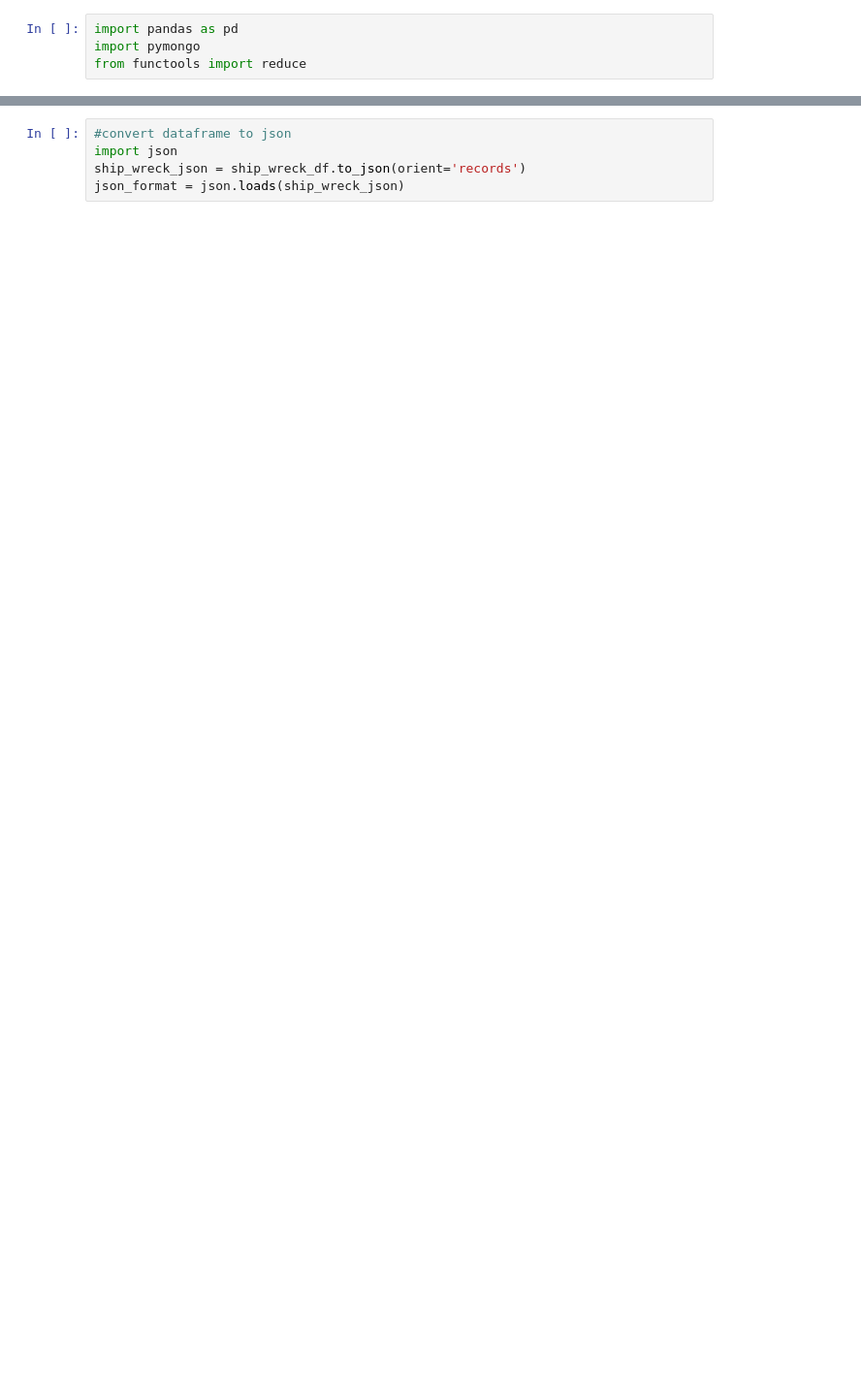
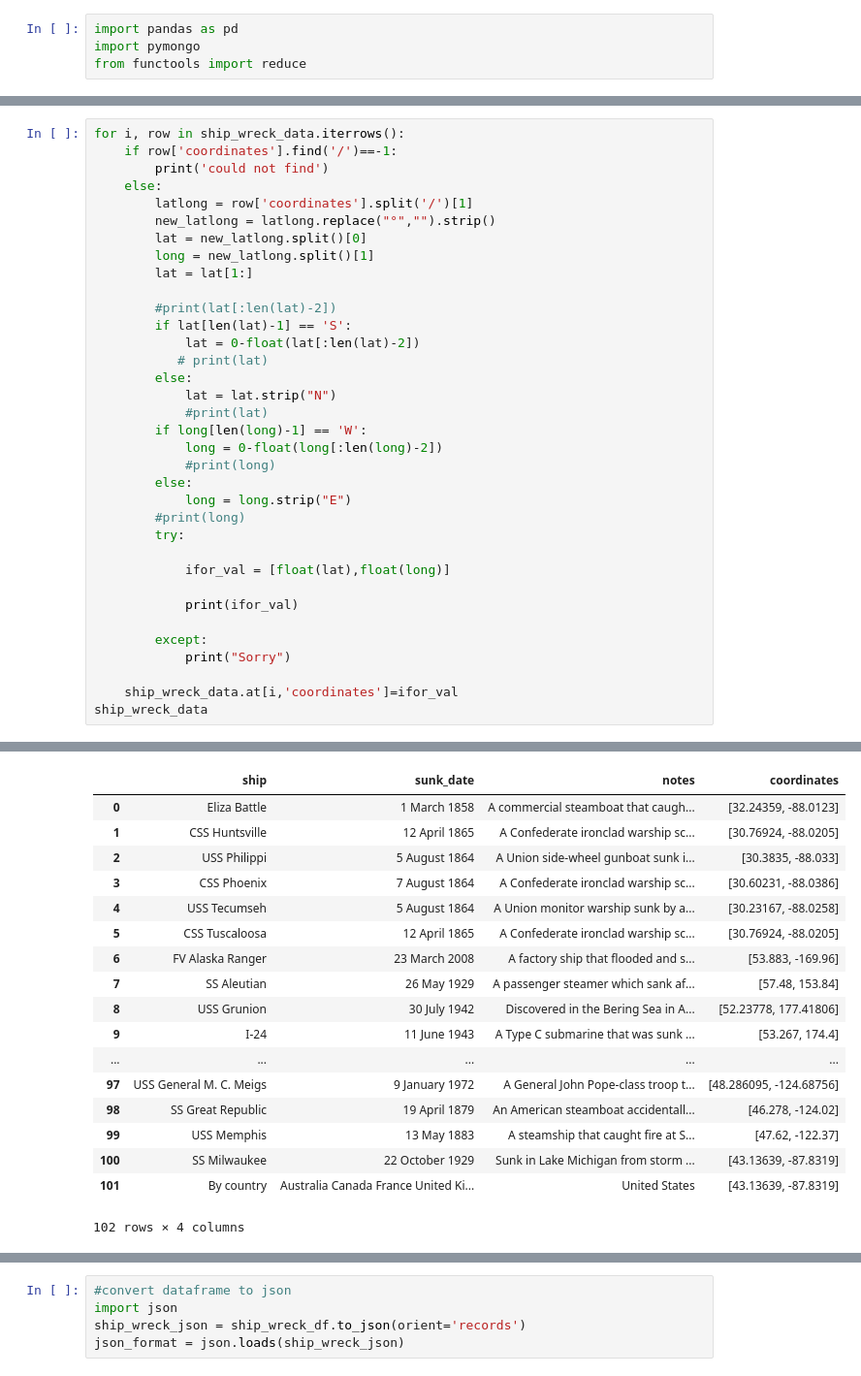
Before and after one commit to Vallito/Project2, a Jupyter notebook: shipwreck_data.ipynb, the cells around one changed output, grey strips where cells are left out. Shown: that part at 97% size. Drawn from its saved outputs; the diff is of its cells as text; blank space fills up the shorter version.

```diff
--- a/shipwreck_data.ipynb
+++ b/shipwreck_data.ipynb
@@ -25,0 +48,36 @@ ship_wreck_data = ship_wreck_data.reset_index(drop=True)
+# %%
+for i, row in ship_wreck_data.iterrows():
+    if row['coordinates'].find('/')==-1:
+        print('could not find')
+    else:
+        latlong = row['coordinates'].split('/')[1]
+        new_latlong = latlong.replace("°","").strip()
+        lat = new_latlong.split()[0]
+        long = new_latlong.split()[1]
+        lat = lat[1:]
+
+        #print(lat[:len(lat)-2])
+        if lat[len(lat)-1] == 'S':
+            lat = 0-float(lat[:len(lat)-2])
+           # print(lat)
+        else:
+            lat = lat.strip("N")
+            #print(lat)
+        if long[len(long)-1] == 'W':
+            long = 0-float(long[:len(long)-2])
+            #print(long)
+        else:
+            long = long.strip("E")
+        #print(long)
+        try:
+
+            ifor_val = [float(lat),float(long)]
+
+            print(ifor_val)
+
+        except:
+            print("Sorry")
+
+    ship_wreck_data.at[i,'coordinates']=ifor_val
+ship_wreck_data
+# %% [output]
@@ -26 +101,19 @@ ship_wreck_data = ship_wreck_data.reset_index(drop=True)
+|  | ship | sunk_date | notes | coordinates |
+| 0 | Eliza Battle | 1 March 1858 | A commercial steamboat that caugh... | [32.24359, -88.0123] |
+| 1 | CSS Huntsville | 12 April 1865 | A Confederate ironclad warship sc... | [30.76924, -88.0205] |
+| 2 | USS Philippi | 5 August 1864 | A Union side-wheel gunboat sunk i... | [30.3835, -88.033] |
+| 3 | CSS Phoenix | 7 August 1864 | A Confederate ironclad warship sc... | [30.60231, -88.0386] |
+| 4 | USS Tecumseh | 5 August 1864 | A Union monitor warship sunk by a... | [30.23167, -88.0258] |
+| 5 | CSS Tuscaloosa | 12 April 1865 | A Confederate ironclad warship sc... | [30.76924, -88.0205] |
+| 6 | FV Alaska Ranger | 23 March 2008 | A factory ship that flooded and s... | [53.883, -169.96] |
+| 7 | SS Aleutian | 26 May 1929 | A passenger steamer which sank af... | [57.48, 153.84] |
+| 8 | USS Grunion | 30 July 1942 | Discovered in the Bering Sea in A... | [52.23778, 177.41806] |
+| 9 | I-24 | 11 June 1943 | A Type C submarine that was sunk ... | [53.267, 174.4] |
+| ... | ... | ... | ... | ... |
+| 97 | USS General M. C. Meigs | 9 January 1972 | A General John Pope-class troop t... | [48.286095, -124.68756] |
+| 98 | SS Great Republic | 19 April 1879 | An American steamboat accidentall... | [46.278, -124.02] |
+| 99 | USS Memphis | 13 May 1883 | A steamship that caught fire at S... | [47.62, -122.37] |
+| 100 | SS Milwaukee | 22 October 1929 | Sunk in Lake Michigan from storm ... | [43.13639, -87.8319] |
+| 101 | By country | Australia Canada France United Ki... | United States | [43.13639, -87.8319] |
+102 rows × 4 columns
 # %%
```
Also changed, not shown: parts of 5 cells of this notebook, 4 other files.
